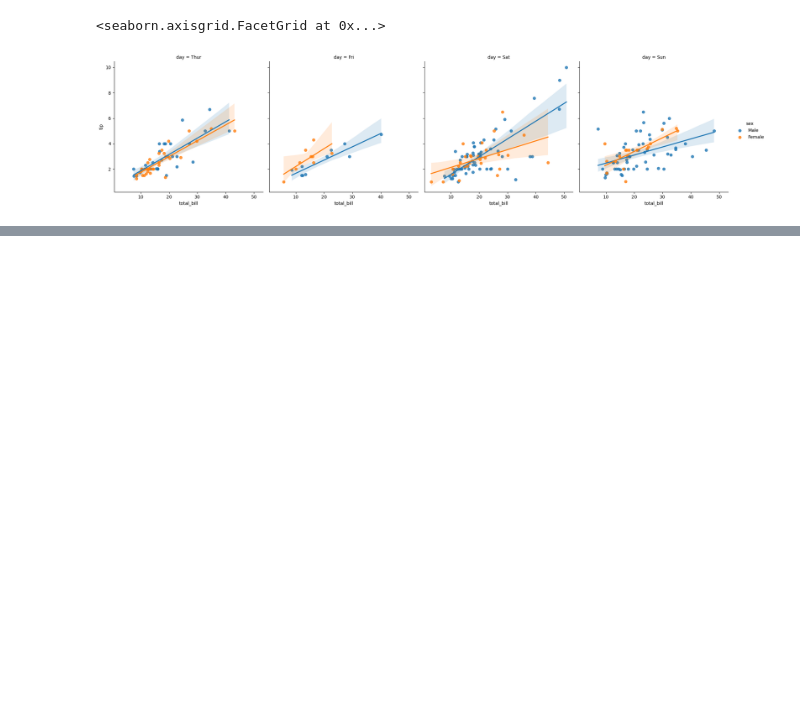
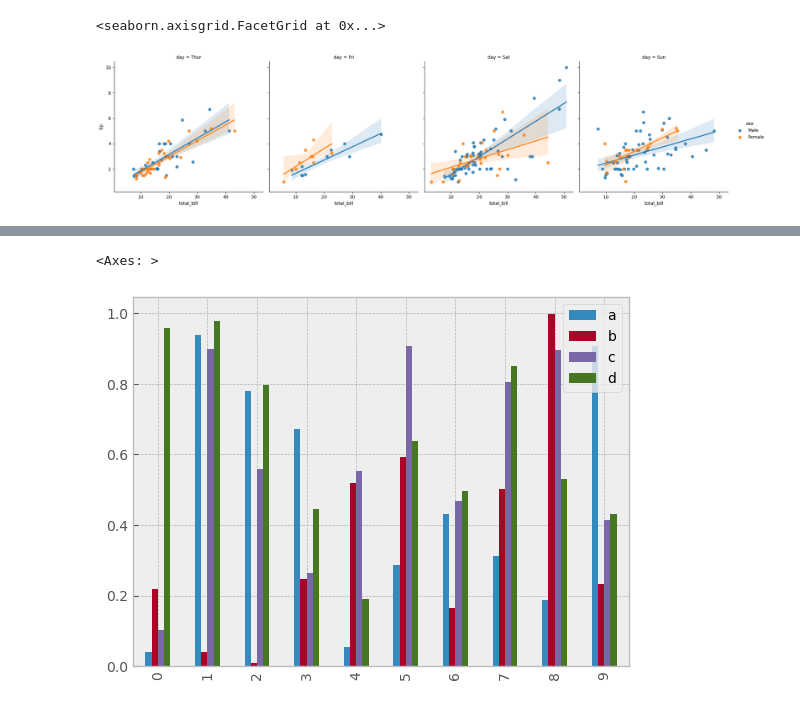
Before and after one commit to harikrishnad1997/Python-Training-experiments, a Jupyter notebook: Basics-Dataviz.ipynb, the cells around one changed output, grey strips where cells are left out. Saved outputs shown, nothing was run; the diff lists cells and outputs as text; code cells hidden in the pictures; blank space fills up the shorter version.

```diff
--- a/Basics-Dataviz.ipynb
+++ b/Basics-Dataviz.ipynb
@@ -449,0 +475,5 @@ sns.lmplot(x='total_bill',y='tip',data=tips,col='day',hue='sex')
+# %%
+df2.plot.bar()
+# %% [output]
+<Axes: >
+[figure, added]
```
Also changed, not shown: parts of 13 cells of this notebook, 2 other files.
